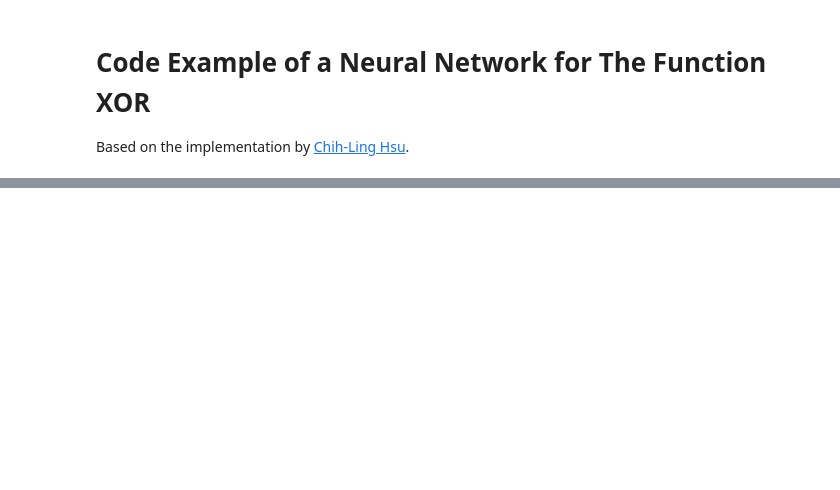
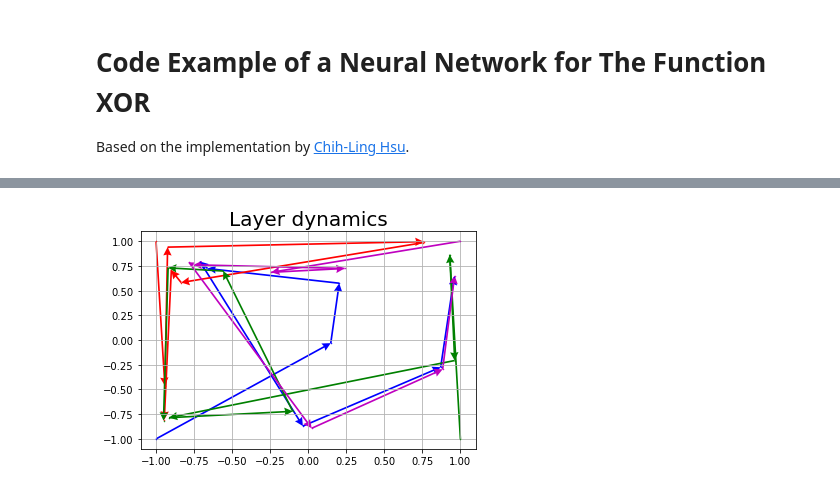
Before and after one commit to rodsveiga/xor_function, a Jupyter notebook: xor.ipynb, the cells around one changed output, grey strips where cells are left out. Cells and saved outputs as stored; diff of their text form; code cells hidden in the pictures; blank space fills up the shorter version.

```diff
--- a/xor.ipynb
+++ b/xor.ipynb
@@ -410 +384,36 @@ plt.show()
+# %%
+nn_trained = NeuralNetwork(net_arch,
+                           act= 'tanh',
+                           W= weights[-1])
+# %%
+x_dynamics = nn_trained.forward(X)
+# %%
+l_minus_minus_x = []
+l_minus_minus_y = []
+l_minus_plus_x = []
+l_minus_plus_y = []
+l_plus_minus_x = []
+l_plus_minus_y = []
+l_plus_plus_x = []
+l_plus_plus_y = []
+
+
+for j in range(len(x_dynamics) - 1):
+
+    l_minus_minus_x.append(x_dynamics[j][0][0])
+    l_minus_minus_y.append(x_dynamics[j][0][1])
+    l_minus_plus_x.append(x_dynamics[j][1][0])
+    l_minus_plus_y.append(x_dynamics[j][1][1])
+    l_plus_minus_x.append(x_dynamics[j][2][0])
+    l_plus_minus_y.append(x_dynamics[j][2][1])
+    l_plus_plus_x.append(x_dynamics[j][3][0])
+    l_plus_plus_y.append(x_dynamics[j][3][1])
+# %%
+plot_dynamics(l_minus_minus_x, l_minus_minus_y,
+              l_minus_plus_x, l_minus_plus_y,
+              l_plus_minus_x, l_plus_minus_y,
+              l_plus_plus_x, l_plus_plus_y,
+              training= False)
+# %% [output]
+[figure, added]
 # %%
```
Also changed, not shown: parts of 17 cells of this notebook.
